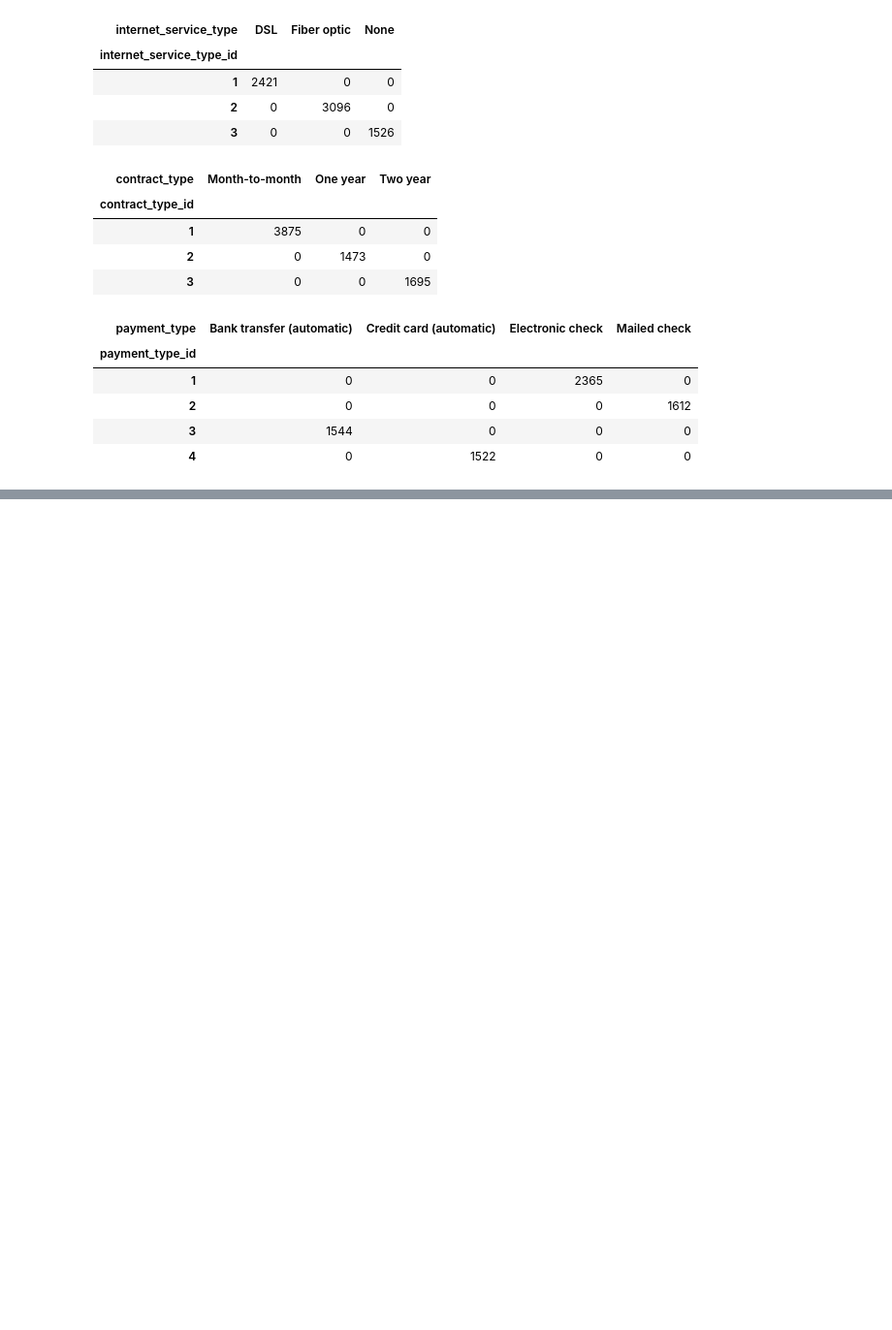
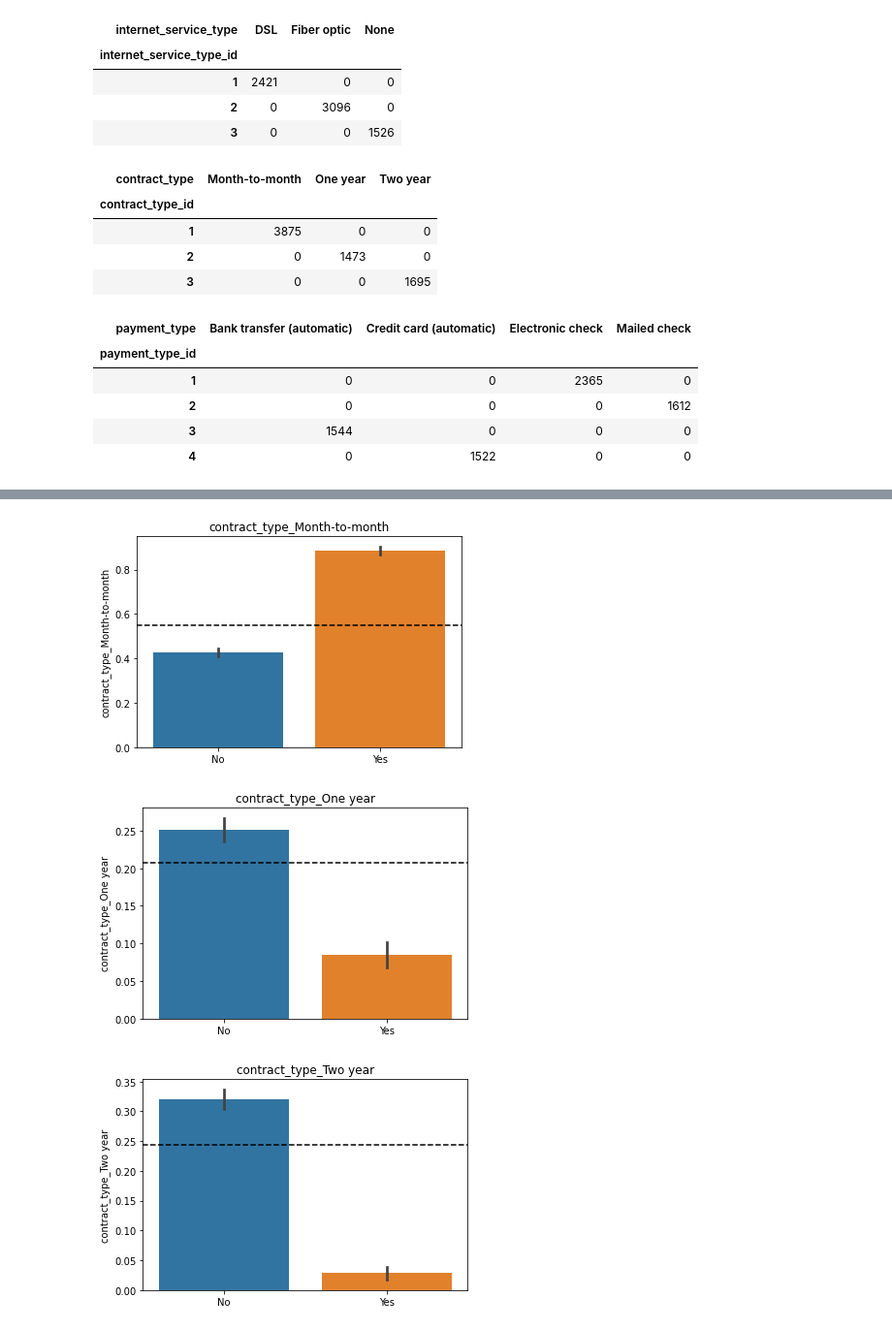
Before and after one commit to SchneemannDavid/classification_project, a Jupyter notebook: acquire_prep_explore.ipynb, the cells around one changed output, grey strips where cells are left out. Shown at 97% size. Saved outputs shown, nothing was run; the diff lists cells and outputs as text; code cells hidden in the pictures; blank space fills up the shorter version.

```diff
--- a/acquire_prep_explore.ipynb
+++ b/acquire_prep_explore.ipynb
@@ -353,0 +739,13 @@ def prep_telco_data(df):
+# %%
+### Rubric
+variables = ['contract_type_id.1', 'gender_encoded', 'payment_type_id.1']
+
+mean = [telco_train['contract_type_id.1'].mean(), telco_train['gender_encoded'].mean(), telco_train['payment_type_id.1'].mean()]
+
+for x in range(0,3):
+    sns.barplot('churn',variables[x], data=telco_train)
+
+    plt.xlabel('')
+    plt.title(variables[x])
+    plt.axhline(mean[x], ls = '--', color = 'black')
+    plt.show()
@@ -353,0 +772,16 @@ def prep_telco_data(df):
+# %%
+variables = ['contract_type_Month-to-month', 'contract_type_One year', 'contract_type_Two year']
+
+mean = [train['contract_type_Month-to-month'].mean(), train['contract_type_One year'].mean(), train['contract_type_Two year'].mean()]
+
+for x in range(0,3):
+    sns.barplot('churn',variables[x], data=train)
+
+    plt.xlabel('')
+    plt.title(variables[x])
+    plt.axhline(mean[x], ls = '--', color = 'black')
+    plt.show()
+# %% [output]
+[figure, added]
+[figure, added]
+[figure, added]
```
Also changed, not shown: parts of 121 cells of this notebook, 3 other files.
